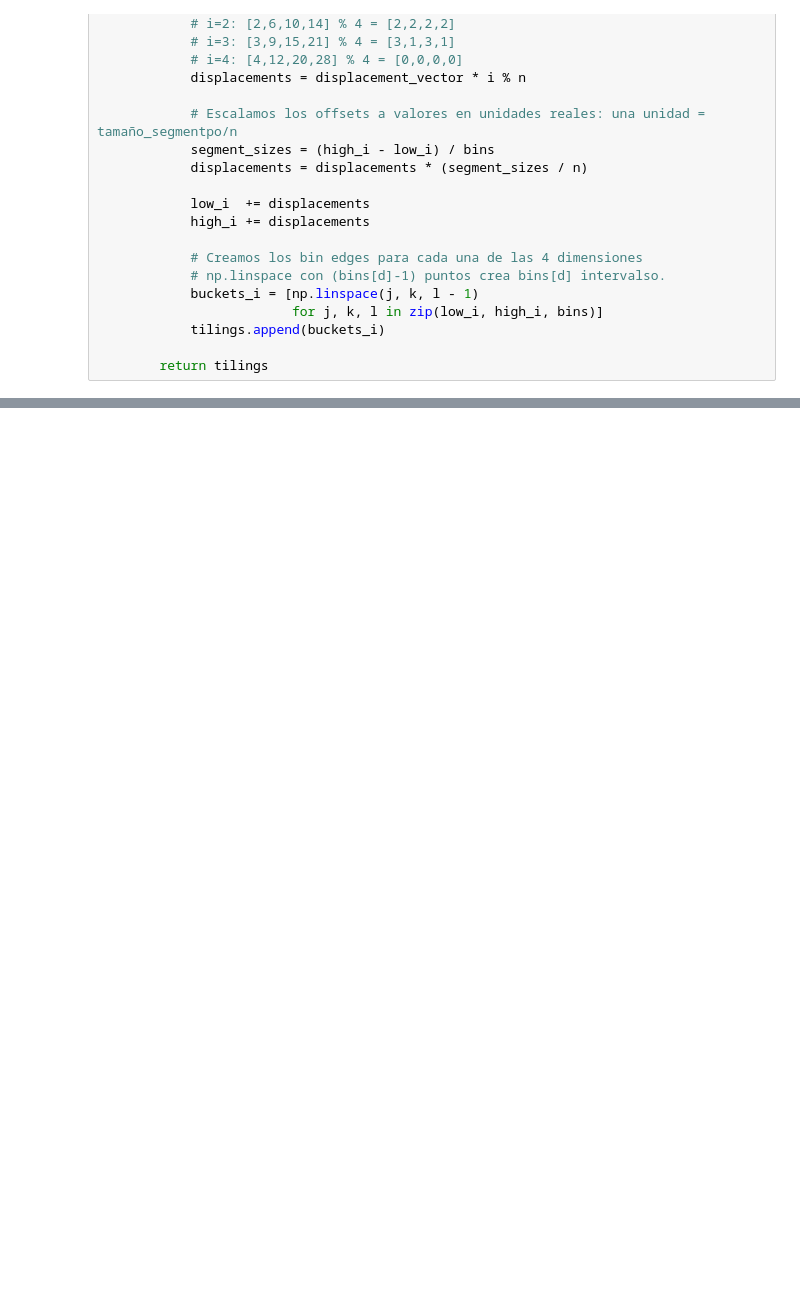
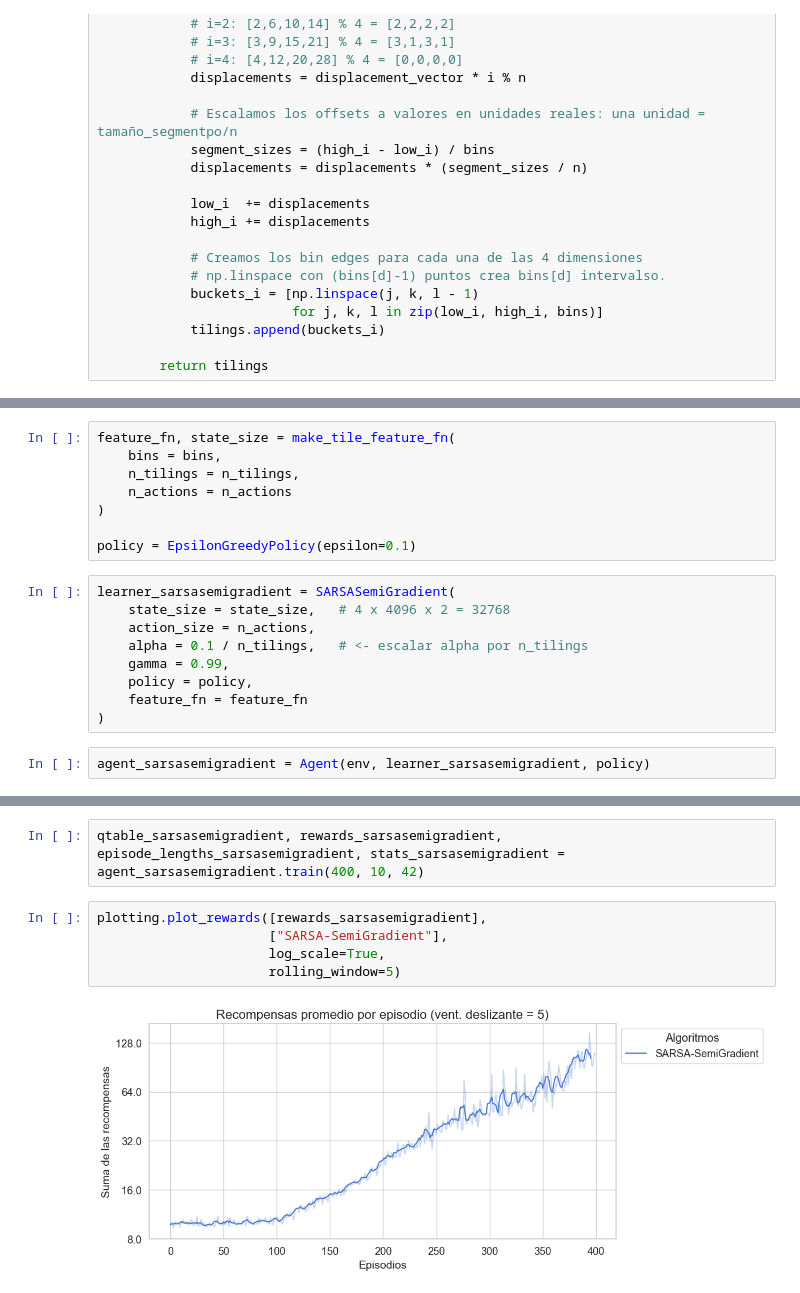
Before and after one commit to mlucasumu/EML_RL_LucasOrtiz, a Jupyter notebook: entornos_complejos/metodos_aproximados.ipynb, the cells around one changed output, grey strips where cells are left out. Cells and saved outputs as stored; diff of their text form; blank space fills up the shorter version.

Commit message:
Agente, Epsilon Greedy, Sarsa, Notebook modificados

```diff
--- a/entornos_complejos/metodos_aproximados.ipynb
+++ b/entornos_complejos/metodos_aproximados.ipynb
@@ -190,0 +225,19 @@ Observación del TileCoded (4 tilings x 4 dims):
+# %%
+feature_fn, state_size = make_tile_feature_fn(
+    bins = bins,
+    n_tilings = n_tilings,
+    n_actions = n_actions
+)
+
+policy = EpsilonGreedyPolicy(epsilon=0.1)
+# %%
+learner_sarsasemigradient = SARSASemiGradient(
+    state_size = state_size,   # 4 x 4096 x 2 = 32768
+    action_size = n_actions,
+    alpha = 0.1 / n_tilings,   # <- escalar alpha por n_tilings
+    gamma = 0.99,
+    policy = policy,
+    feature_fn = feature_fn
+)
+# %%
+agent_sarsasemigradient = Agent(env, learner_sarsasemigradient, policy)
@@ -190,0 +301,9 @@ Observación del TileCoded (4 tilings x 4 dims):
+# %%
+qtable_sarsasemigradient, rewards_sarsasemigradient, episode_lengths_sarsasemigradient, stats_sarsasemigradient = agent_sarsasemigradient.train(400, 10, 42)
+# %%
+plotting.plot_rewards([rewards_sarsasemigradient],
+                      ["SARSA-SemiGradient"],
+                      log_scale=True,
+                      rolling_window=5)
+# %% [output]
+[figure, added]
```
Also changed, not shown: parts of 14 cells of this notebook, 5 other files.
